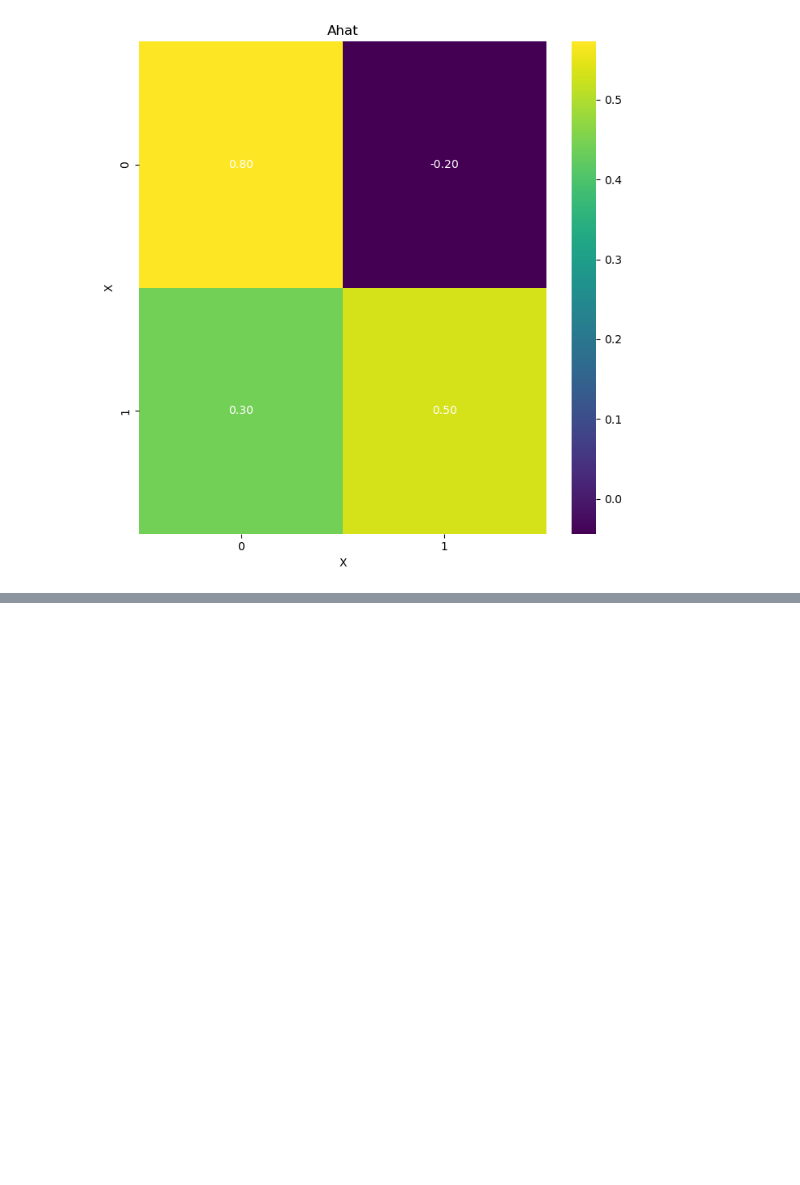
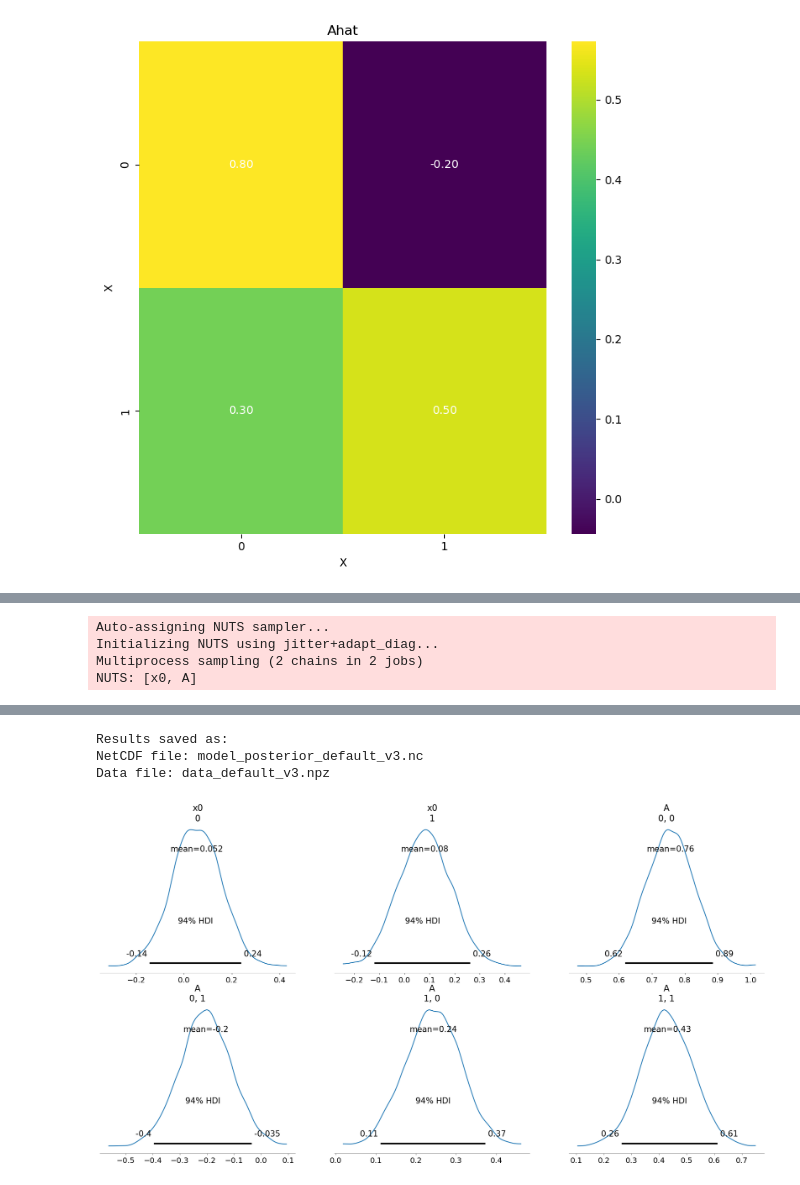
Before and after one commit to ucl-cssb/MIMIC, a Jupyter notebook: docs/source/notebooks/VAR/examples-bayes-VAR.ipynb, the cells around one changed output, grey strips where cells are left out. Drawn from its saved outputs; the diff is of its cells as text; code cells hidden in the pictures; blank space fills up the shorter version.

Commit message:
added the setup_parameters()method to the example file

```diff
--- a/docs/source/notebooks/VAR/examples-bayes-VAR.ipynb
+++ b/docs/source/notebooks/VAR/examples-bayes-VAR.ipynb
@@ -188,0 +141,22 @@ Data file: data_default_v8.npz
+# %%
+# Set priors for the inference
+infer3 = infer_VAR(simulator.data)
+intercepts = np.array([0.0, 0.0])
+coefficients = np.array([[0.5, 0.5],
+                         [0.5, 0.5]])
+covariance_matrix = np.eye(2)
+
+# Use keyword arguments for set_parameters
+infer3.set_parameters(
+    intercepts=intercepts,
+    coefficients=coefficients,
+    covariance_matrix=covariance_matrix
+)
+
+# Run the inference
+infer3.run_inference()
+# %% [output]
+Auto-assigning NUTS sampler...
+Initializing NUTS using jitter+adapt_diag...
+Multiprocess sampling (2 chains in 2 jobs)
+NUTS: [x0, A]
@@ -188,0 +166,4 @@ Data file: data_default_v8.npz
+Results saved as:
+NetCDF file: model_posterior_default_v3.nc
+Data file: data_default_v3.npz
+[figure, added]
```
Also changed, not shown: parts of 5 cells of this notebook.
